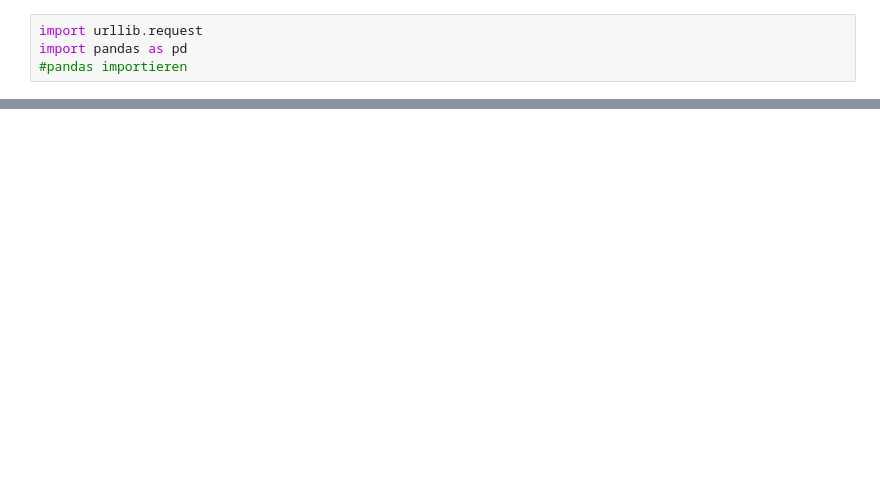
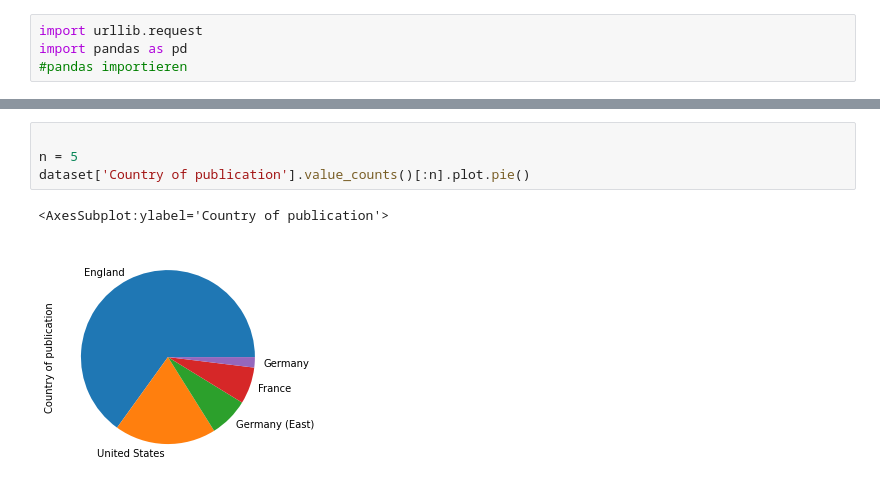
Before and after one commit to nkiseleva/2022-BDK6.5.3-P3_Gruppe_7, a Jupyter notebook: 2022-BDK6.5.3-P3_Gruppe_7 Frage 3.ipynb, the cells around one changed output, grey strips where cells are left out. Saved outputs shown, nothing was run; the diff lists cells and outputs as text; blank space fills up the shorter version.

```diff
--- a/2022-BDK6.5.3-P3_Gruppe_7 Frage 3.ipynb
+++ b/2022-BDK6.5.3-P3_Gruppe_7 Frage 3.ipynb
@@ -16,0 +67,7 @@ NameError: name 'detailedrecords' is not defined
+# %%
+
+n = 5
+dataset['Country of publication'].value_counts()[:n].plot.pie()
+# %% [output]
+<AxesSubplot:ylabel='Country of publication'>
+[figure, added]
```
Also changed, not shown: parts of 8 cells of this notebook.
